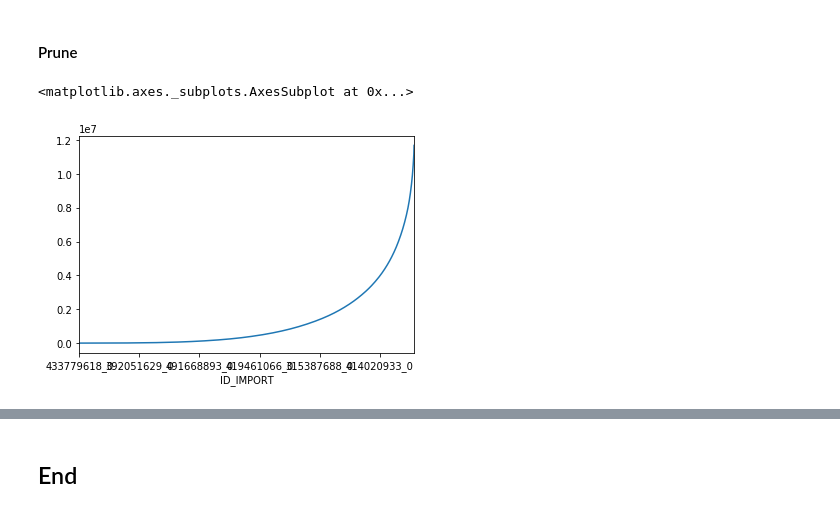
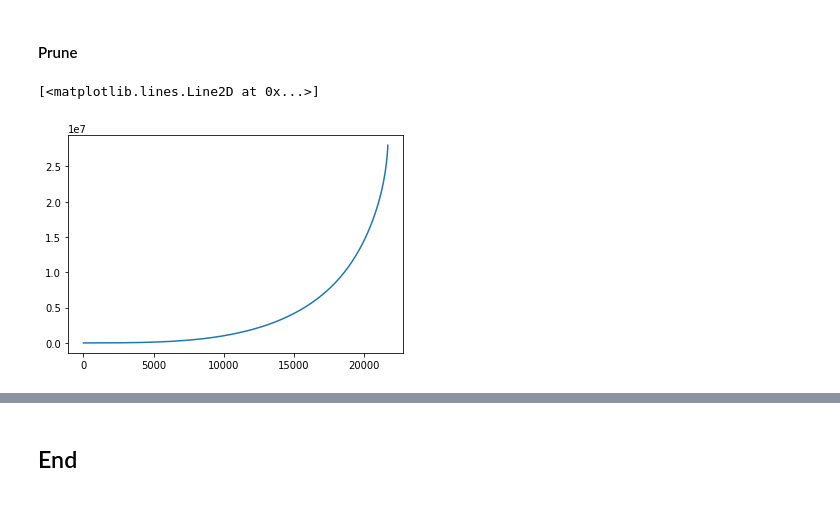
Before and after one commit to matuteiglesias/French_exports_bkp, a Jupyter notebook: code/notebooks/Firm basket networks.ipynb, the cells around one changed output, grey strips where cells are left out. Cells and saved outputs as stored; diff of their text form; code cells hidden in the pictures.

```diff
--- a/code/notebooks/Firm basket networks.ipynb
+++ b/code/notebooks/Firm basket networks.ipynb
@@ -20,7 +20,7 @@ import matplotlib.pyplot as plt
 # Load
 
 df = pd.read_csv('./../../data/processed/CN_ID_4_FY.csv')
-df = df.loc[df.IMPORT == 0]
+df = df.loc[df.IMPORT == 1]
 
 
 df = df.groupby(['ID', 'IMPORT', 'CN ID 4'])['VART'].sum().reset_index()
@@ -76,12 +76,12 @@ df_multip = df_pruned.loc[~df_pruned.ID_IMPORT.isin(nunique_prods.loc[nunique_pr
 # Done pruning.
 # %%
 n = df_multip.groupby('ID_IMPORT').count().iloc[:, 1].sort_values()
-(n*(n-1)/2).cumsum().plot()
+plt.plot(range(len(n)), (n*(n-1)/2).cumsum())
 # there is a way to reconstruct a large part of the network using small number of rows.
 # for example, 26122 less diversified firms will give 100 m edge rows, 14798 will give 10m rows.
 
 # ((n*(n-1)/2).cumsum() < 1e8).sum()
 # %% [output]
-<matplotlib.axes._subplots.AxesSubplot at 0x...>
+[<matplotlib.lines.Line2D at 0x...>]
-[figure, old version]
+[figure, new version]
 # %%
```
Also changed, not shown: parts of 7 cells of this notebook, 16 other files.
